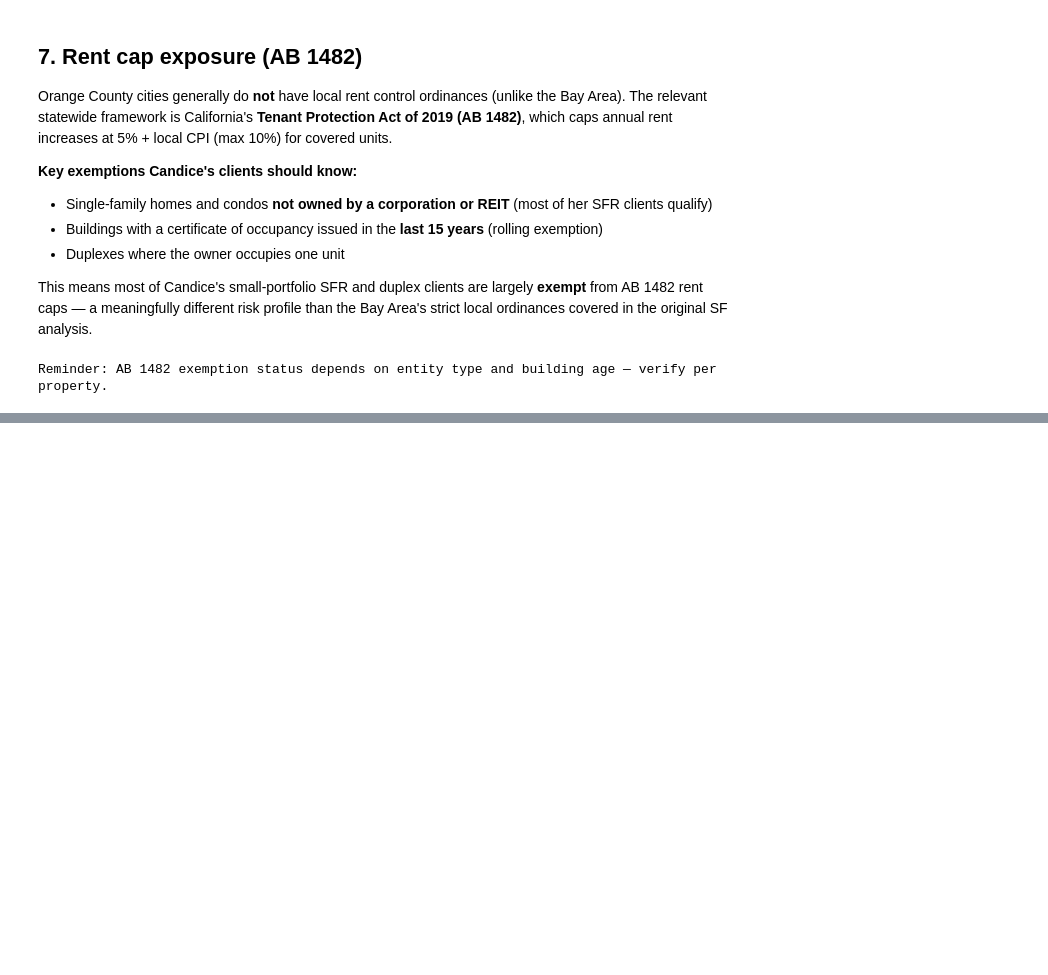
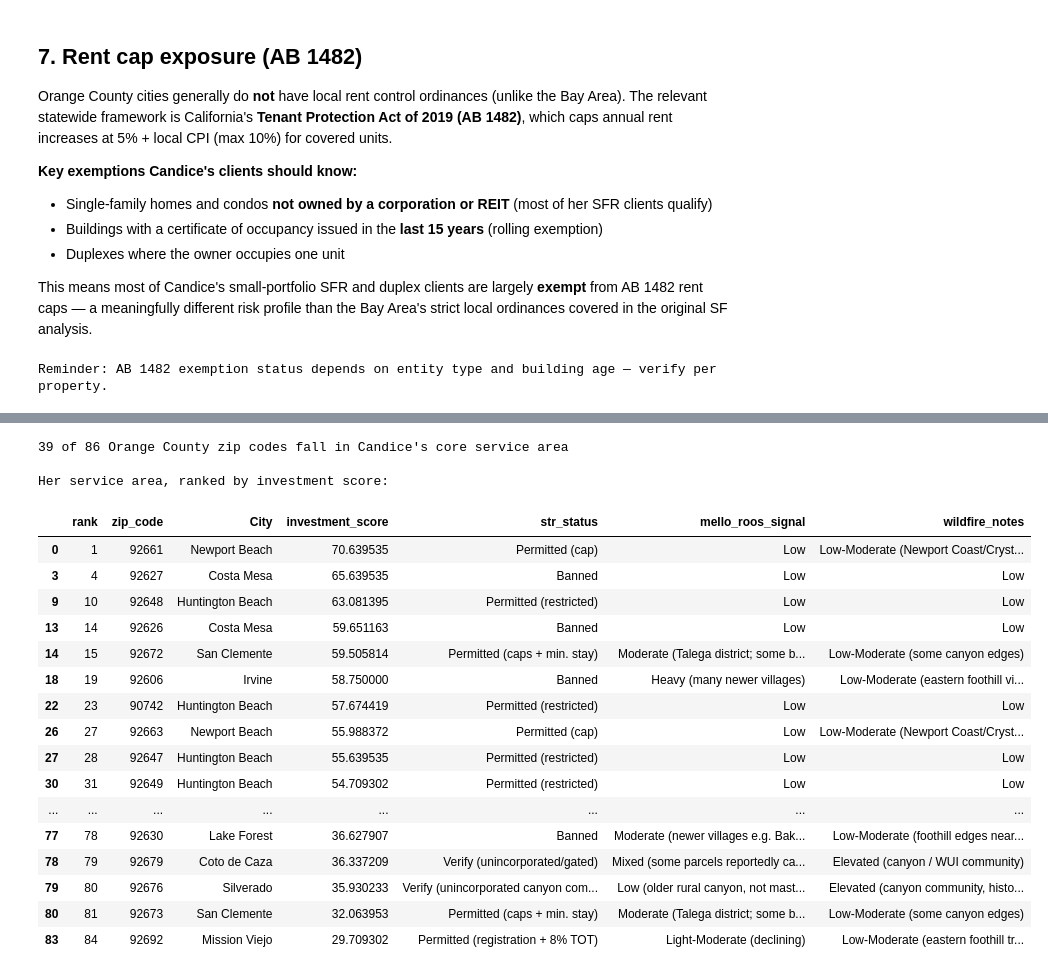
Before and after one commit to domwyllie23/oc-residential-intel, a Jupyter notebook: notebooks/01_market_selection.ipynb, the cells around one changed output, grey strips where cells are left out. Cells and saved outputs as stored; diff of their text form; code cells hidden in the pictures; blank space fills up the shorter version.

```diff
--- a/notebooks/01_market_selection.ipynb
+++ b/notebooks/01_market_selection.ipynb
@@ -395,0 +419,36 @@ Reminder: AB 1482 exemption status depends on entity type and building age — v
+# %%
+service_area = pd.read_csv('../data/reference/oc_service_area_factors.csv')
+service_area = service_area.rename(columns={'city': 'City'})
+
+scored = scored.merge(service_area, on='City', how='left')
+scored['core_service_area'] = scored['in_pm_service_area'].eq('Yes') | scored['in_sales_featured_cities'].str.startswith('Yes', na=False)
+scored['core_service_area'] = scored['core_service_area'].fillna(False)
+
+n_service = scored['core_service_area'].sum()
+print(f'{n_service} of {len(scored)} Orange County zip codes fall in Candice\'s core service area')
+
+service_ranked = scored[scored['core_service_area']].sort_values('investment_score', ascending=False)
+cols_show = ['rank','zip_code','City','investment_score','str_status','mello_roos_signal','wildfire_notes']
+print('\nHer service area, ranked by investment score:')
+service_ranked[cols_show]
+# %% [output]
+39 of 86 Orange County zip codes fall in Candice's core service area
+
+Her service area, ranked by investment score:
+|  | rank | zip_code | City | investment_score | str_status | mello_roos_signal | wildfire_notes |
+| 0 | 1 | 92661 | Newport Beach | 70.639535 | Permitted (cap) | Low | Low-Moderate (Newport Coast/Cryst... |
+| 3 | 4 | 92627 | Costa Mesa | 65.639535 | Banned | Low | Low |
+| 9 | 10 | 92648 | Huntington Beach | 63.081395 | Permitted (restricted) | Low | Low |
+| 13 | 14 | 92626 | Costa Mesa | 59.651163 | Banned | Low | Low |
+| 14 | 15 | 92672 | San Clemente | 59.505814 | Permitted (caps + min. stay) | Moderate (Talega district; some b... | Low-Moderate (some canyon edges) |
+| 18 | 19 | 92606 | Irvine | 58.750000 | Banned | Heavy (many newer villages) | Low-Moderate (eastern foothill vi... |
+| 22 | 23 | 90742 | Huntington Beach | 57.674419 | Permitted (restricted) | Low | Low |
+| 26 | 27 | 92663 | Newport Beach | 55.988372 | Permitted (cap) | Low | Low-Moderate (Newport Coast/Cryst... |
+| 27 | 28 | 92647 | Huntington Beach | 55.639535 | Permitted (restricted) | Low | Low |
+| 30 | 31 | 92649 | Huntington Beach | 54.709302 | Permitted (restricted) | Low | Low |
+| ... | ... | ... | ... | ... | ... | ... | ... |
+| 77 | 78 | 92630 | Lake Forest | 36.627907 | Banned | Moderate (newer villages e.g. Bak... | Low-Moderate (foothill edges near... |
+| 78 | 79 | 92679 | Coto de Caza | 36.337209 | Verify (unincorporated/gated) | Mixed (some parcels reportedly ca... | Elevated (canyon / WUI community) |
+| 79 | 80 | 92676 | Silverado | 35.930233 | Verify (unincorporated canyon com... | Low (older rural canyon, not mast... | Elevated (canyon community, histo... |
+| 80 | 81 | 92673 | San Clemente | 32.063953 | Permitted (caps + min. stay) | Moderate (Talega district; some b... | Low-Moderate (some canyon edges) |
+| 83 | 84 | 92692 | Mission Viejo | 29.709302 | Permitted (registration + 8% TOT) | Light-Moderate (declining) | Low-Moderate (eastern foothill tr... |
```
Also changed, not shown: parts of 4 cells of this notebook, 13 other files.
